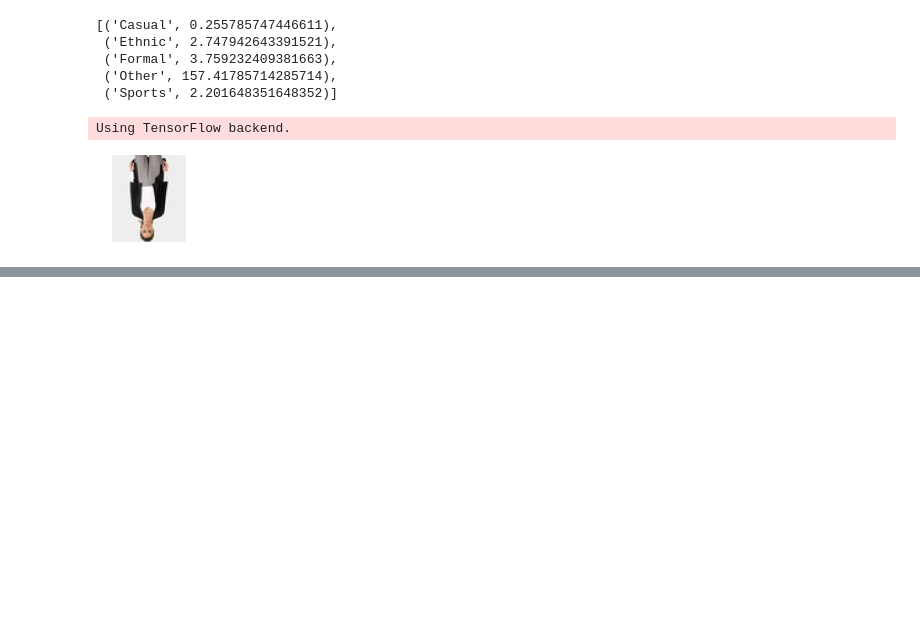
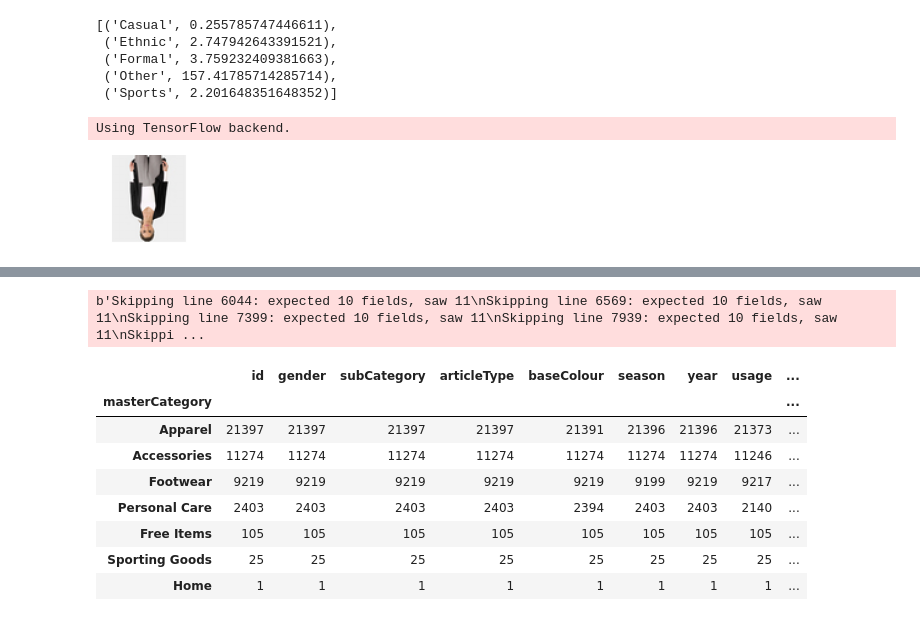
Before and after one commit to cenkcorapci/fashion-tagger, a Jupyter notebook: eda.ipynb, the cells around one changed output, grey strips where cells are left out. Cells and saved outputs as stored; diff of their text form; code cells hidden in the pictures; blank space fills up the shorter version.

Commit message:
Data preprocessing

```diff
--- a/eda.ipynb
+++ b/eda.ipynb
@@ -226,0 +265,14 @@ df.loc[df.subCategory == 'Green'].sample()
+# %%
+df = pd.read_csv('/run/media/twoaday/data-storag/data-sets/fashion-product-images-small/styles.csv', error_bad_lines=False)
+df.groupby('masterCategory').count().sort_values(by='id', ascending=False)
+# %% [output]
+b'Skipping line 6044: expected 10 fields, saw 11\nSkipping line 6569: expected 10 fields, saw 11\nSkipping line 7399: expected 10 fields, saw 11\nSkipping line 7939: expected 10 fields, saw 11\nSkippi ...
+|  | id | gender | subCategory | articleType | baseColour | season | year | usage | ... |
+| masterCategory |  |  |  |  |  |  |  |  | ... |
+| Apparel | 21397 | 21397 | 21397 | 21397 | 21391 | 21396 | 21396 | 21373 | ... |
+| Accessories | 11274 | 11274 | 11274 | 11274 | 11274 | 11274 | 11274 | 11246 | ... |
+| Footwear | 9219 | 9219 | 9219 | 9219 | 9219 | 9199 | 9219 | 9217 | ... |
+| Personal Care | 2403 | 2403 | 2403 | 2403 | 2394 | 2403 | 2403 | 2140 | ... |
+| Free Items | 105 | 105 | 105 | 105 | 105 | 105 | 105 | 105 | ... |
+| Sporting Goods | 25 | 25 | 25 | 25 | 25 | 25 | 25 | 25 | ... |
+| Home | 1 | 1 | 1 | 1 | 1 | 1 | 1 | 1 | ... |
```
Also changed, not shown: parts of 5 cells of this notebook, 4 other files.
